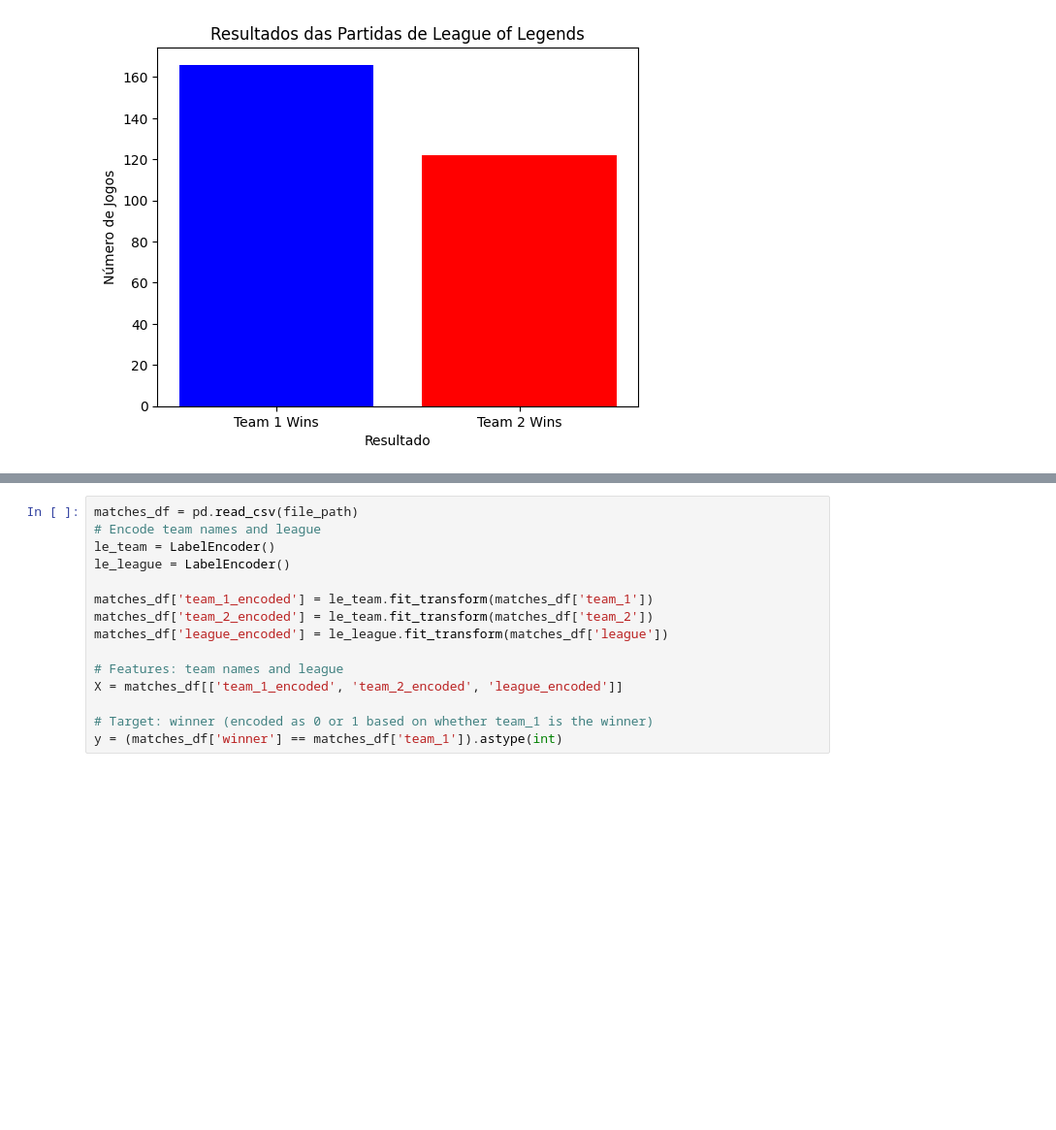
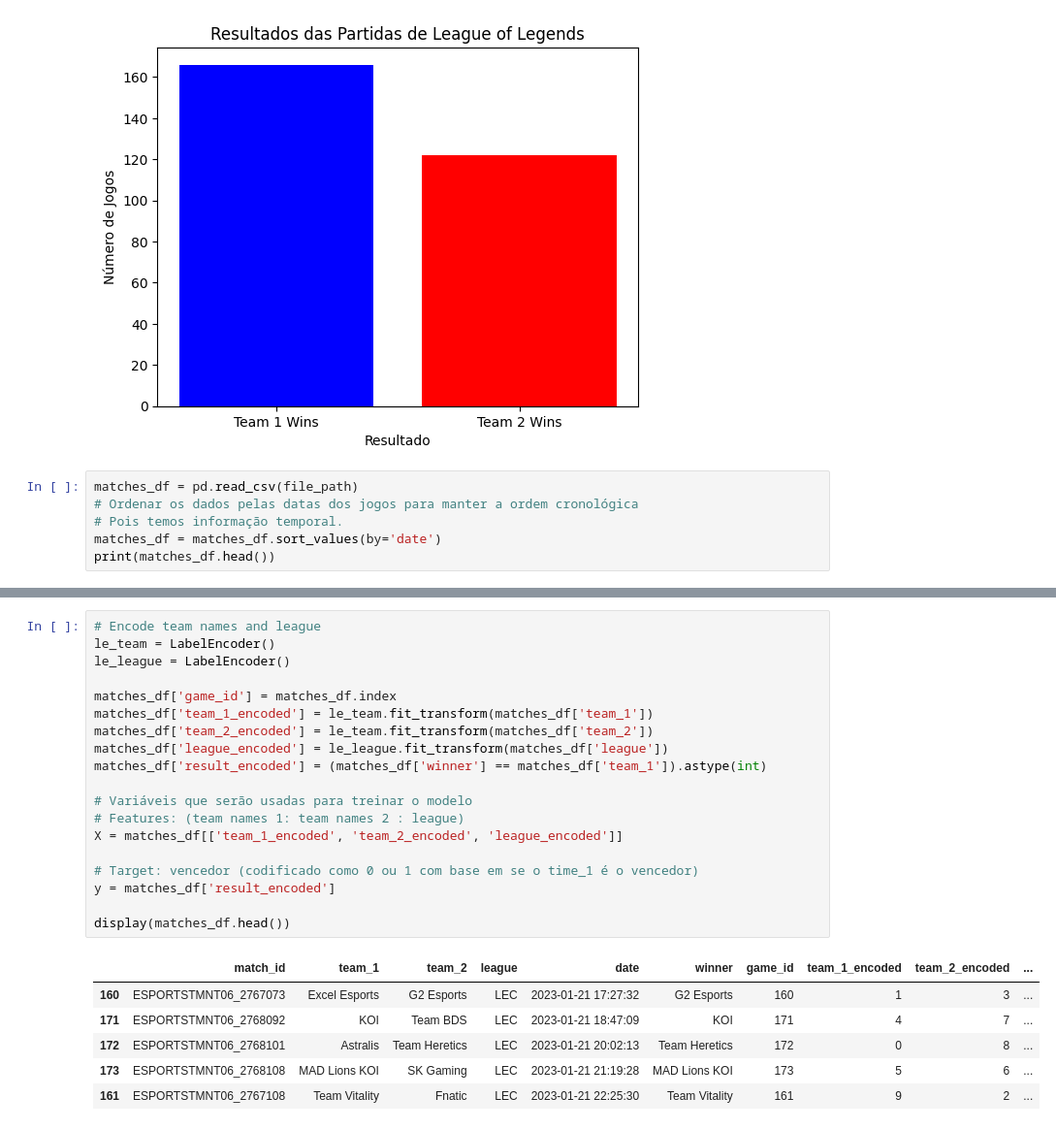
Before and after one commit to renan368/TCC-Renan-Oliveira, a Jupyter notebook: src/service/lec/LEC2.ipynb, the cells around one changed output, grey strips where cells are left out. Shown: that part at 97% size. Drawn from its saved outputs; the diff is of its cells as text; blank space fills up the shorter version.

```diff
--- a/src/service/lec/LEC2.ipynb
+++ b/src/service/lec/LEC2.ipynb
@@ -49,3 +50,9 @@ Vitórias do time 1 (team_1): 166
 Vitórias do time 2 (team_2): 122
 Percentual de vitórias do lado azul: 57.64%
 [figure]
+# %%
+matches_df = pd.read_csv(file_path)
+# Ordenar os dados pelas datas dos jogos para manter a ordem cronológica
+# Pois temos informação temporal.
+matches_df = matches_df.sort_values(by='date')
+print(matches_df.head())
@@ -52,15 +73,26 @@ Percentual de vitórias do lado azul: 57.64%
 # %%
-matches_df = pd.read_csv(file_path)
 # Encode team names and league
 le_team = LabelEncoder()
 le_league = LabelEncoder()
 
+matches_df['game_id'] = matches_df.index
 matches_df['team_1_encoded'] = le_team.fit_transform(matches_df['team_1'])
 matches_df['team_2_encoded'] = le_team.fit_transform(matches_df['team_2'])
 matches_df['league_encoded'] = le_league.fit_transform(matches_df['league'])
+matches_df['result_encoded'] = (matches_df['winner'] == matches_df['team_1']).astype(int)
 
-# Features: team names and league
+# Variáveis que serão usadas para treinar o modelo
+# Features: (team names 1: team names 2 : league)
 X = matches_df[['team_1_encoded', 'team_2_encoded', 'league_encoded']]
 
-# Target: winner (encoded as 0 or 1 based on whether team_1 is the winner)
-y = (matches_df['winner'] == matches_df['team_1']).astype(int)
+# Target: vencedor (codificado como 0 ou 1 com base em se o time_1 é o vencedor)
+y = matches_df['result_encoded']
+
+display(matches_df.head())
+# %% [output]
+|  | match_id | team_1 | team_2 | league | date | winner | game_id | team_1_encoded | team_2_encoded | ... |
+| 160 | ESPORTSTMNT06_2767073 | Excel Esports | G2 Esports | LEC | 2023-01-21 17:27:32 | G2 Esports | 160 | 1 | 3 | ... |
+| 171 | ESPORTSTMNT06_2768092 | KOI | Team BDS | LEC | 2023-01-21 18:47:09 | KOI | 171 | 4 | 7 | ... |
+| 172 | ESPORTSTMNT06_2768101 | Astralis | Team Heretics | LEC | 2023-01-21 20:02:13 | Team Heretics | 172 | 0 | 8 | ... |
+| 173 | ESPORTSTMNT06_2768108 | MAD Lions KOI | SK Gaming | LEC | 2023-01-21 21:19:28 | MAD Lions KOI | 173 | 5 | 6 | ... |
+| 161 | ESPORTSTMNT06_2767108 | Team Vitality | Fnatic | LEC | 2023-01-21 22:25:30 | Team Vitality | 161 | 9 | 2 | ... |
```
Also changed, not shown: parts of 9 cells of this notebook, 7 other files.
